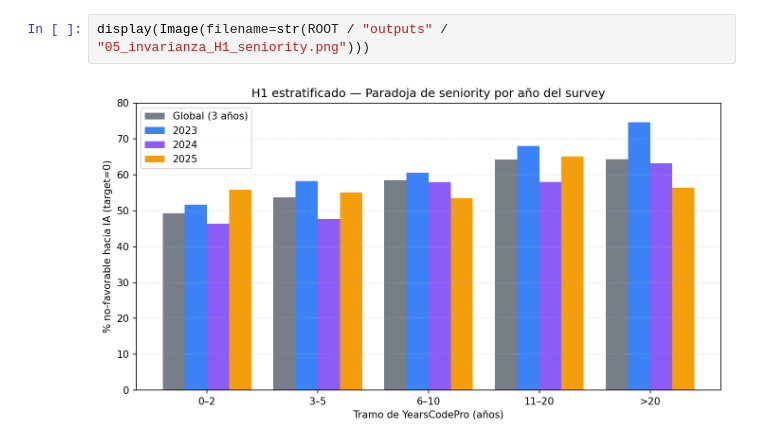
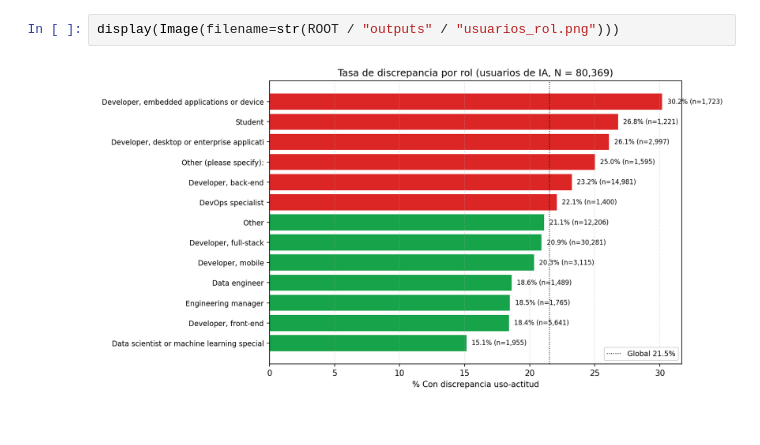
Before and after one commit to dhruszecki/discrepancia-uso-actitud-ia, a Jupyter notebook: notebooks/03_eda.ipynb, the cells around one changed output. Cells and saved outputs as stored; diff of their text form.

```diff
--- a/notebooks/03_eda.ipynb
+++ b/notebooks/03_eda.ipynb
@@ -105,4 +129,4 @@ tabla_h1_strat
 # %%
-display(Image(filename=str(ROOT / "outputs" / "05_invarianza_H1_seniority.png")))
+display(Image(filename=str(ROOT / "outputs" / "usuarios_rol.png")))
 # %% [output]
-[figure, old version]
+[figure, new version]
```
Also changed, not shown: parts of 54 cells of this notebook, 47 other files.
